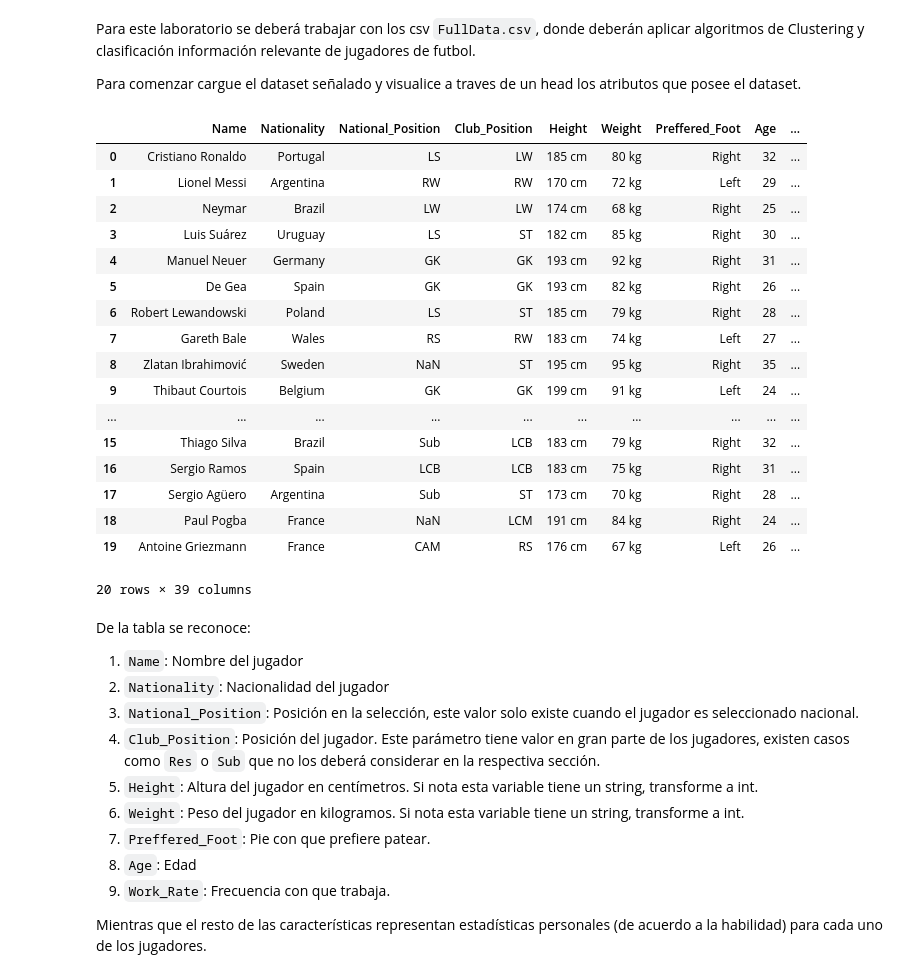
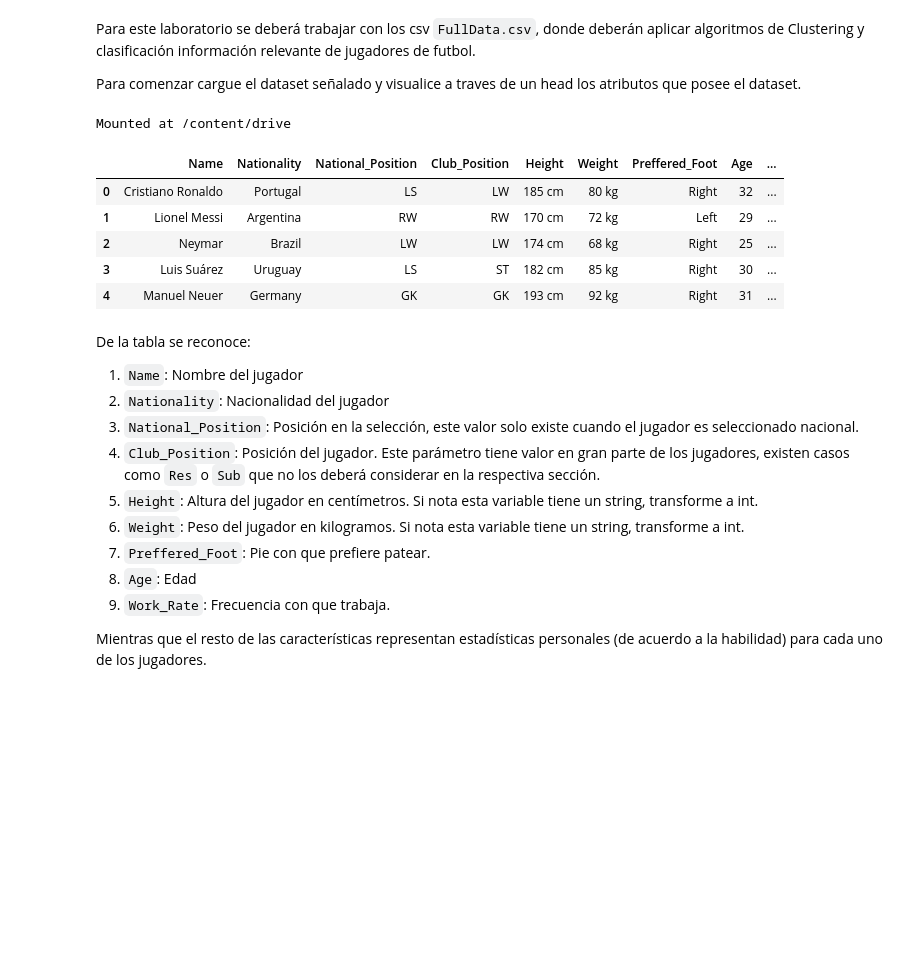
Before and after one commit to nicacevedo/Laboratorio-Ciencia-de-Datos, a Jupyter notebook: Lab3/Enunciado_Laboratorio3.ipynb, the cells around one changed output. Cells and saved outputs as stored; diff of their text form; code cells hidden in the pictures; blank space fills up the shorter version.

````diff
--- a/Lab3/Enunciado_Laboratorio3.ipynb
+++ b/Lab3/Enunciado_Laboratorio3.ipynb
@@ -105,28 +88,23 @@ Requirement already satisfied: threadpoolctl>=2.0.0 in c:\users\admin\anaconda3\
 Para este laboratorio se deberá trabajar con los csv ```FullData.csv```, donde deberán aplicar algoritmos de Clustering y clasificación información relevante de jugadores de futbol.
 
 Para comenzar cargue el dataset señalado y visualice a traves de un head los atributos que posee el dataset.
-# %%
-df_player = pd.read_csv('C:\\Users\\Admin\\Desktop\\full_data.csv')
-df_player.head(20)
-# %% [output]
-|  | Name | Nationality | National_Position | Club_Position | Height | Weight | Preffered_Foot | Age | ... |
-| 0 | Cristiano Ronaldo | Portugal | LS | LW | 185 cm | 80 kg | Right | 32 | ... |
-| 1 | Lionel Messi | Argentina | RW | RW | 170 cm | 72 kg | Left | 29 | ... |
-| 2 | Neymar | Brazil | LW | LW | 174 cm | 68 kg | Right | 25 | ... |
-| 3 | Luis Suárez | Uruguay | LS | ST | 182 cm | 85 kg | Right | 30 | ... |
-| 4 | Manuel Neuer | Germany | GK | GK | 193 cm | 92 kg | Right | 31 | ... |
-| 5 | De Gea | Spain | GK | GK | 193 cm | 82 kg | Right | 26 | ... |
-| 6 | Robert Lewandowski | Poland | LS | ST | 185 cm | 79 kg | Right | 28 | ... |
-| 7 | Gareth Bale | Wales | RS | RW | 183 cm | 74 kg | Left | 27 | ... |
-| 8 | Zlatan Ibrahimović | Sweden | NaN | ST | 195 cm | 95 kg | Right | 35 | ... |
-| 9 | Thibaut Courtois | Belgium | GK | GK | 199 cm | 91 kg | Left | 24 | ... |
-| ... | ... | ... | ... | ... | ... | ... | ... | ... | ... |
-| 15 | Thiago Silva | Brazil | Sub | LCB | 183 cm | 79 kg | Right | 32 | ... |
-| 16 | Sergio Ramos | Spain | LCB | LCB | 183 cm | 75 kg | Right | 31 | ... |
-| 17 | Sergio Agüero | Argentina | Sub | ST | 173 cm | 70 kg | Right | 28 | ... |
-| 18 | Paul Pogba | France | NaN | LCM | 191 cm | 84 kg | Right | 24 | ... |
-| 19 | Antoine Griezmann | France | CAM | RS | 176 cm | 67 kg | Left | 26 | ... |
-20 rows × 39 columns
+# %%
+# Usar solamente si utilizan Collab.
+from google.colab import drive
+drive.mount("/content/drive")
+dir = '//content//drive//My Drive//CuerpoDocente//Laboratorios//Lab3//'
+# %% [output]
+Mounted at /content/drive
+# %%
+df_players = pd.read_csv(dir+'stats_players.csv')
+df_players.head()
+# %% [output]
+|  | Name | Nationality | National_Position | Club_Position | Height | Weight | Preffered_Foot | Age | ... |
+| 0 | Cristiano Ronaldo | Portugal | LS | LW | 185 cm | 80 kg | Right | 32 | ... |
+| 1 | Lionel Messi | Argentina | RW | RW | 170 cm | 72 kg | Left | 29 | ... |
+| 2 | Neymar | Brazil | LW | LW | 174 cm | 68 kg | Right | 25 | ... |
+| 3 | Luis Suárez | Uruguay | LS | ST | 182 cm | 85 kg | Right | 30 | ... |
+| 4 | Manuel Neuer | Germany | GK | GK | 193 cm | 92 kg | Right | 31 | ... |
 # %% [markdown]
 De la tabla se reconoce:
 
````
Also changed, not shown: parts of 20 cells of this notebook, 2 other files.
